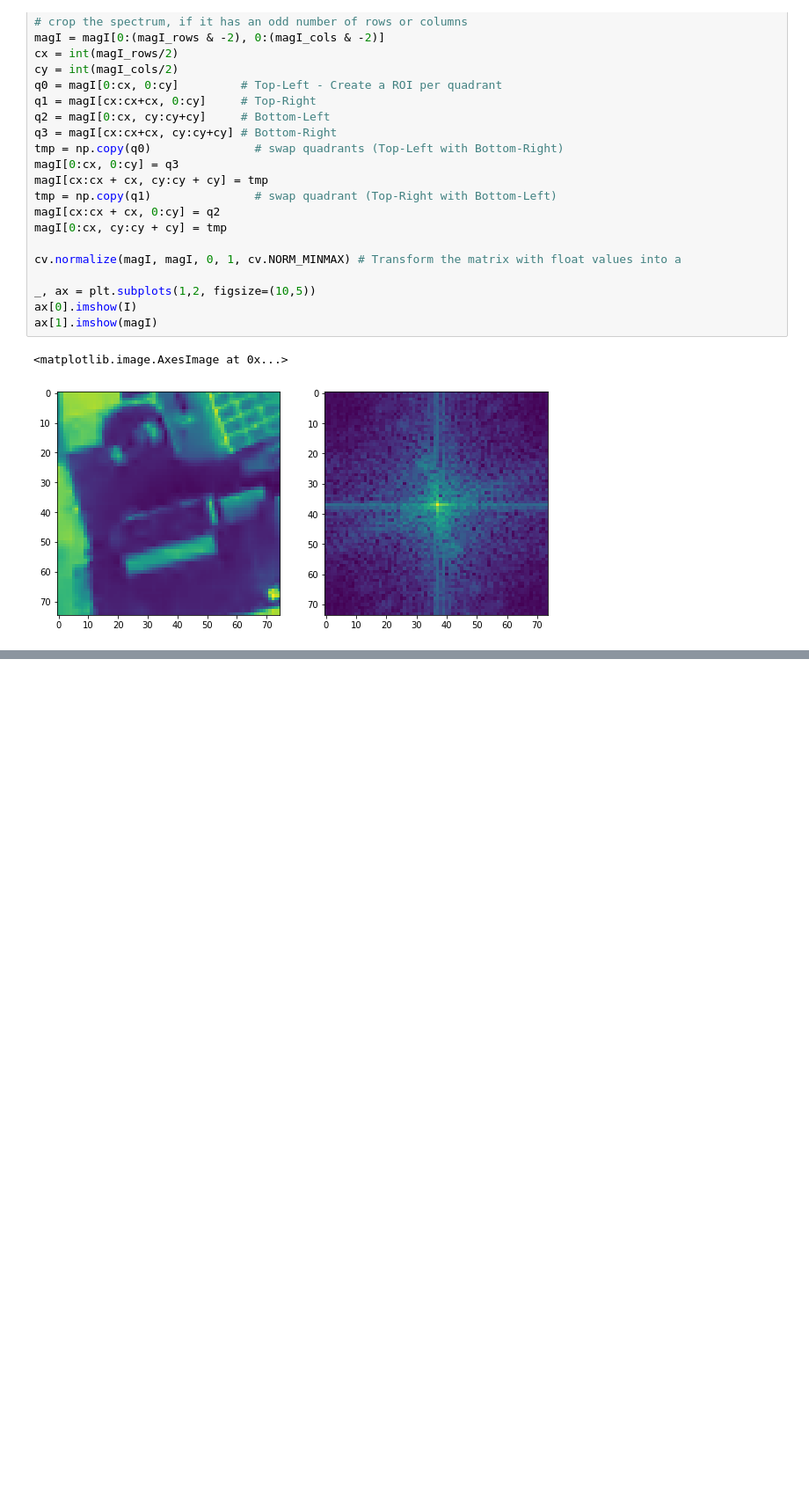
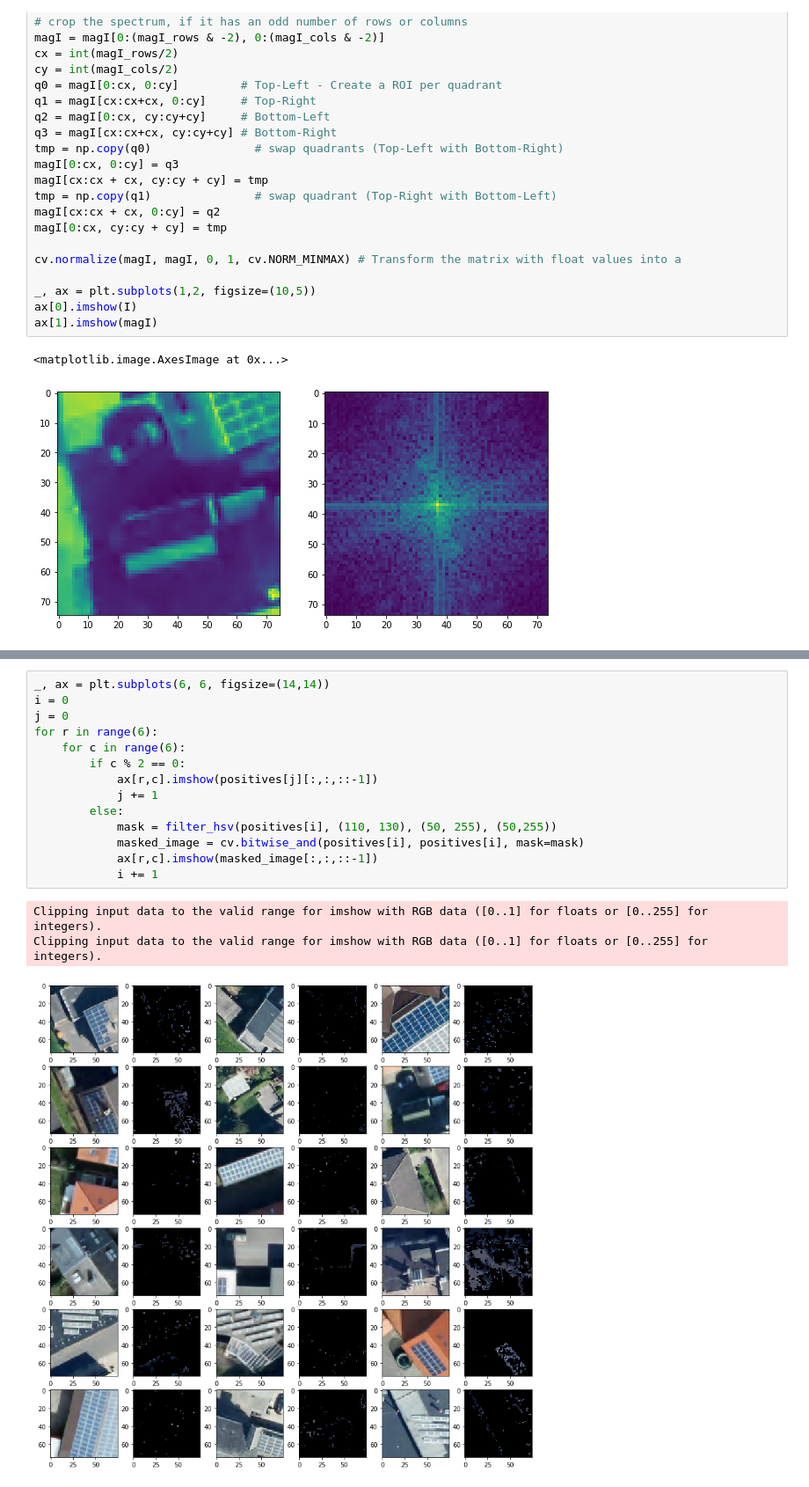
Before and after one commit to thinkpractice/DeepSolaris, a Jupyter notebook: OpenCV.ipynb, the cells around one changed output, grey strips where cells are left out. Shown at 88% size. Saved outputs shown, nothing was run; the diff lists cells and outputs as text; blank space fills up the shorter version.

```diff
--- a/OpenCV.ipynb
+++ b/OpenCV.ipynb
@@ -308,0 +422,18 @@ ax[1].imshow(magI)
+# %%
+_, ax = plt.subplots(6, 6, figsize=(14,14))
+i = 0
+j = 0
+for r in range(6):
+    for c in range(6):
+        if c % 2 == 0:
+            ax[r,c].imshow(positives[j][:,:,::-1])
+            j += 1
+        else:
+            mask = filter_hsv(positives[i], (110, 130), (50, 255), (50,255))
+            masked_image = cv.bitwise_and(positives[i], positives[i], mask=mask)
+            ax[r,c].imshow(masked_image[:,:,::-1])
+            i += 1
+# %% [output]
+Clipping input data to the valid range for imshow with RGB data ([0..1] for floats or [0..255] for integers).
+Clipping input data to the valid range for imshow with RGB data ([0..1] for floats or [0..255] for integers).
+[figure, added]
```
Also changed, not shown: parts of 14 cells of this notebook.
